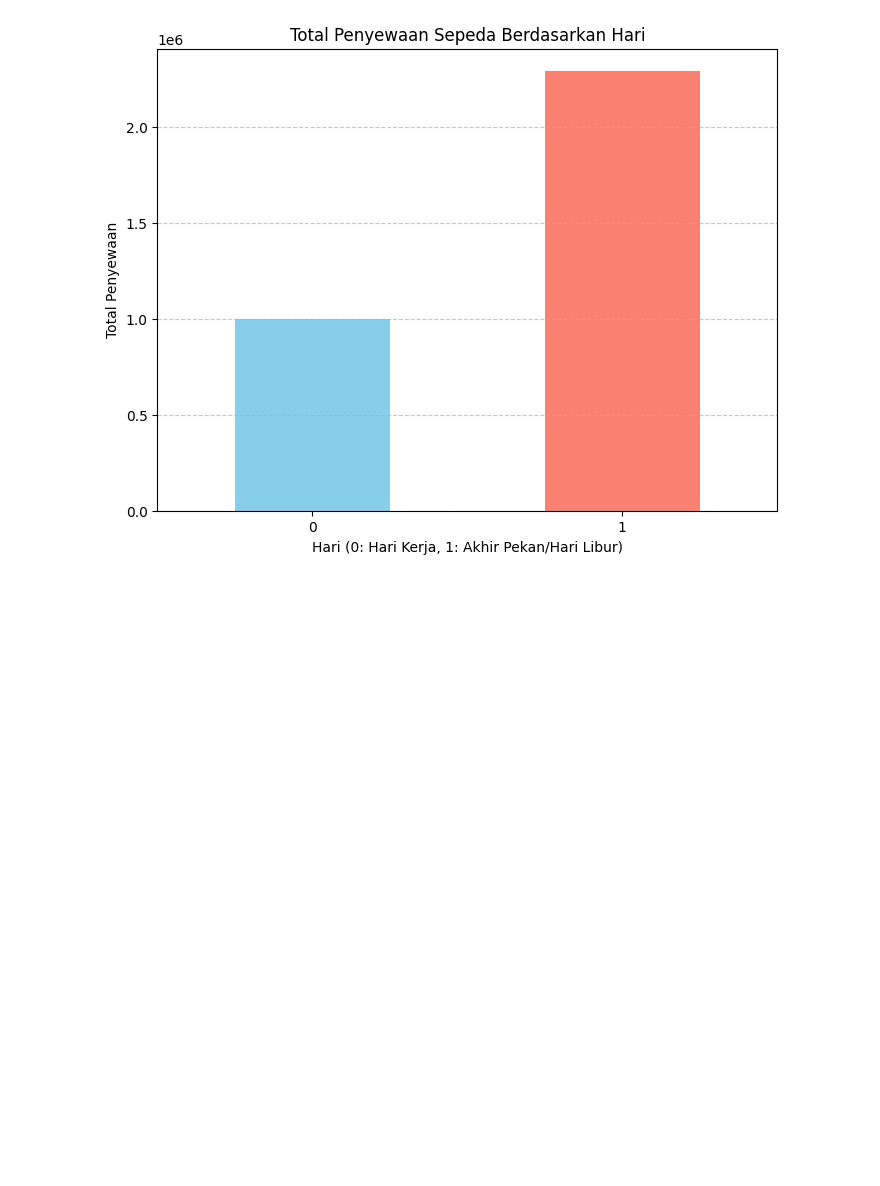
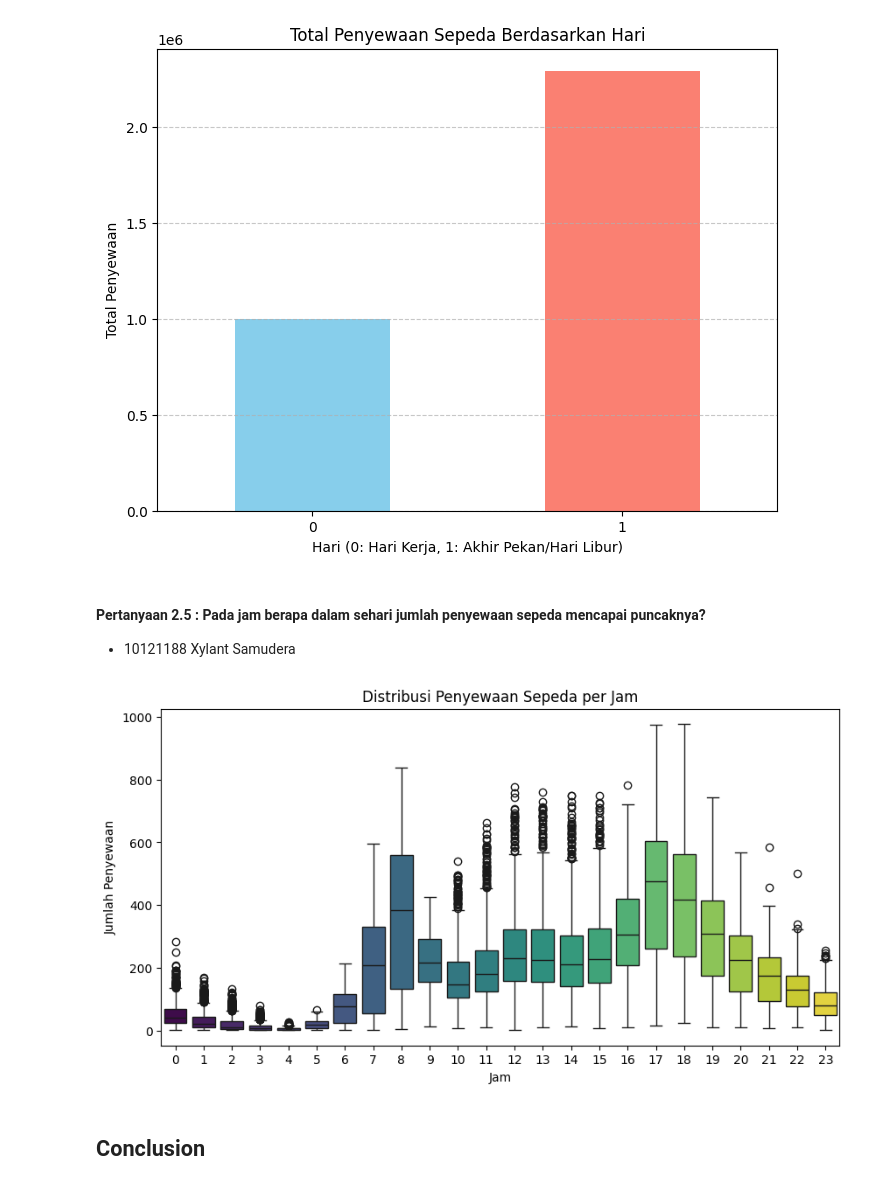
Before and after one commit to RaflyMZ/VisualisasiSewaSepeda, a Jupyter notebook: AnalisisData.ipynb, the cells around one changed output. Saved outputs shown, nothing was run; the diff lists cells and outputs as text; code cells hidden in the pictures; blank space fills up the shorter version.

```diff
--- a/AnalisisData.ipynb
+++ b/AnalisisData.ipynb
@@ -499,3 +482,18 @@ workingday
 1    2292410
 Name: cnt, dtype: int64
 [figure]
+# %% [markdown]
+#### Pertanyaan 2.5 : Pada jam berapa dalam sehari jumlah penyewaan sepeda mencapai puncaknya?
+- 10121188 Xylant Samudera
+# %%
+# Plotting distribusi penyewaan sepeda per jam+pallette
+plt.figure(figsize=(10, 5))
+sns.boxplot(data=data_jam, x='hr', y='cnt', hue='hr', palette="viridis", legend=False)
+plt.title('Distribusi Penyewaan Sepeda per Jam')
+plt.xlabel('Jam')
+plt.ylabel('Jumlah Penyewaan')
+plt.show()
+# %% [output]
+[figure, added]
+# %% [markdown]
+## Conclusion
```
Also changed, not shown: parts of 14 cells of this notebook.
